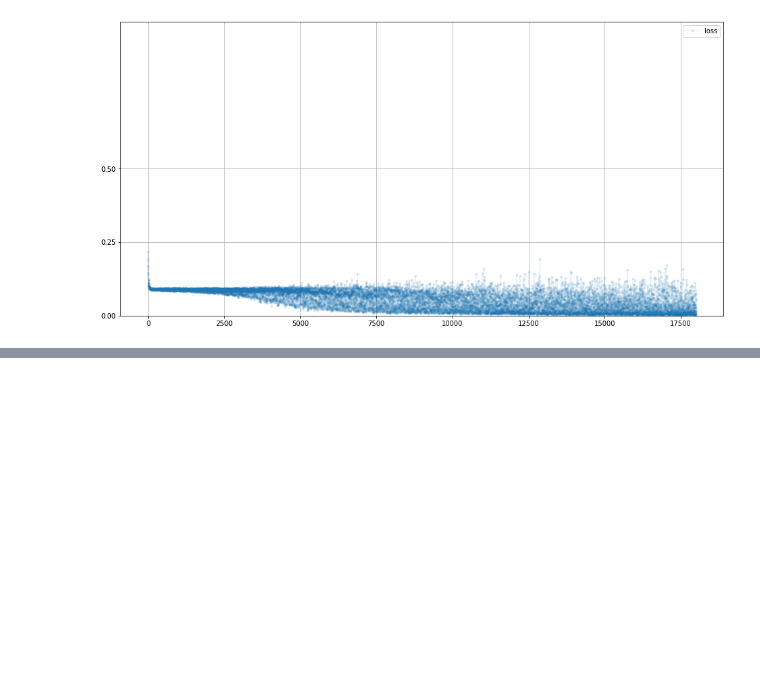
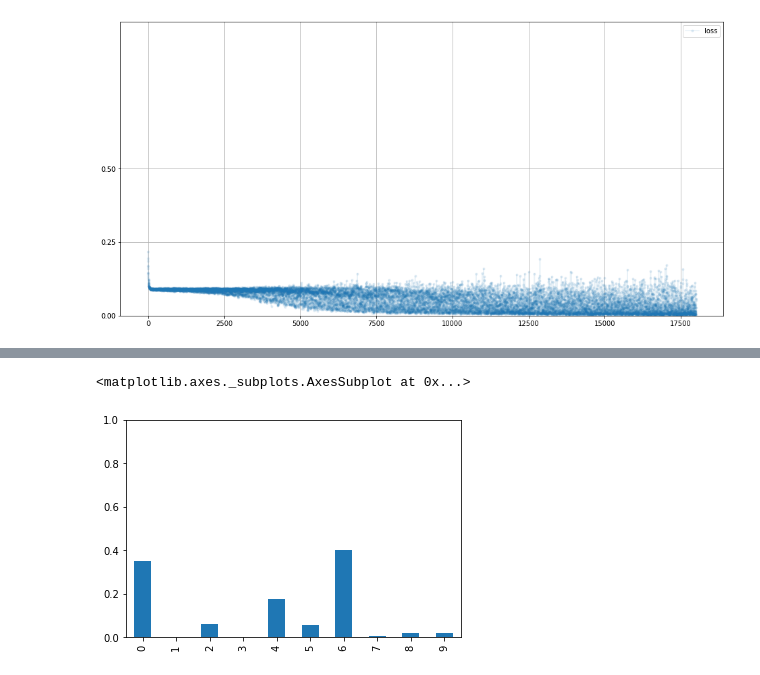
Before and after one commit to Azuremis/make_your_first_gan_with_pytorch, a Jupyter notebook: mnist_classifier.ipynb, the cells around one changed output, grey strips where cells are left out. Drawn from its saved outputs; the diff is of its cells as text; code cells hidden in the pictures; blank space fills up the shorter version.

```diff
--- a/mnist_classifier.ipynb
+++ b/mnist_classifier.ipynb
@@ -170,0 +184,12 @@ nn_classifier.plot_progress()
+# %%
+# extract image values for specified record
+image_data = mnist_test_data[record][1]
+
+# query trained network for prediction
+output = nn_classifier.forward(image_data)
+
+# plot output tensor
+pandas.DataFrame(output.detach().numpy()).plot(kind="bar", legend=False, ylim=(0, 1))
+# %% [output]
+<matplotlib.axes._subplots.AxesSubplot at 0x...>
+[figure, added]
```
Also changed, not shown: parts of 3 cells of this notebook.
